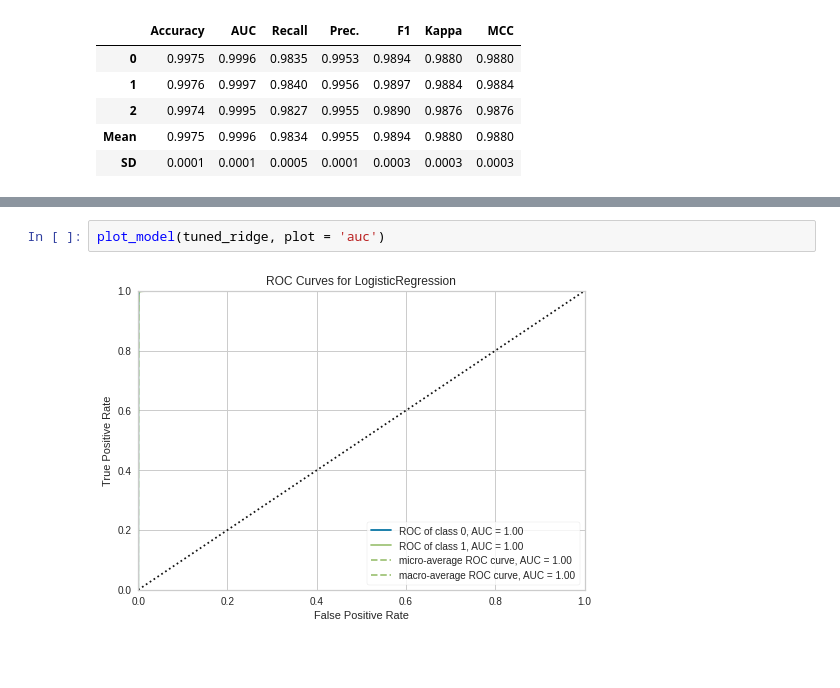
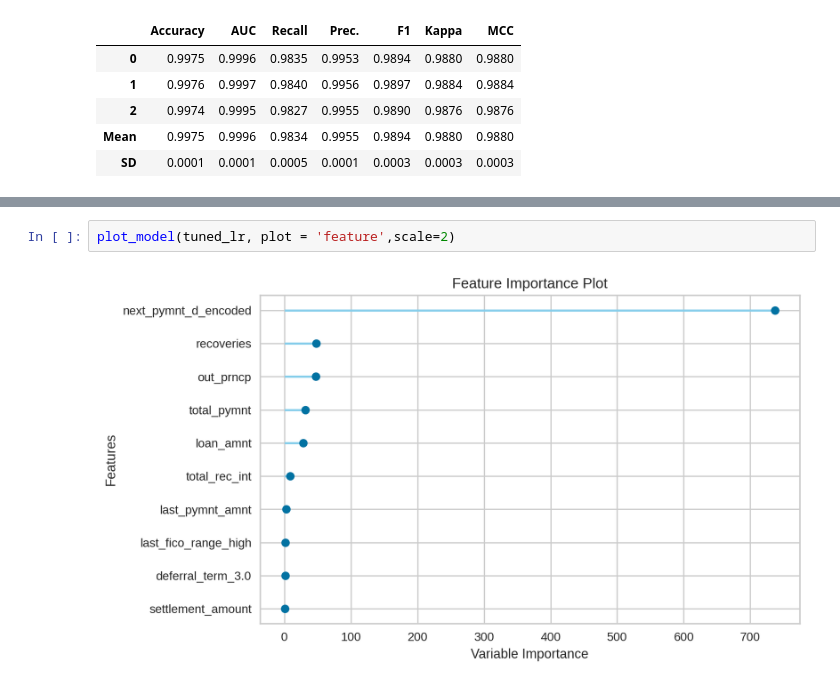
Before and after one commit to abhinavgairola/Lending_Club_Project, a Jupyter notebook: Machine_Learning.ipynb, the cells around one changed output, grey strips where cells are left out. Saved outputs shown, nothing was run; the diff lists cells and outputs as text; blank space fills up the shorter version.

```diff
--- a/Machine_Learning.ipynb
+++ b/Machine_Learning.ipynb
@@ -330,4 +330,4 @@ plot_model(tuned_ridge, plot = 'confusion_matrix')
-# %%
-plot_model(tuned_ridge, plot = 'auc')
-# %% [output]
-[figure, removed]
+# %%
+plot_model(tuned_lr, plot = 'feature',scale=2)
+# %% [output]
+[figure, added]
```
Also changed, not shown: parts of 5 cells of this notebook.
